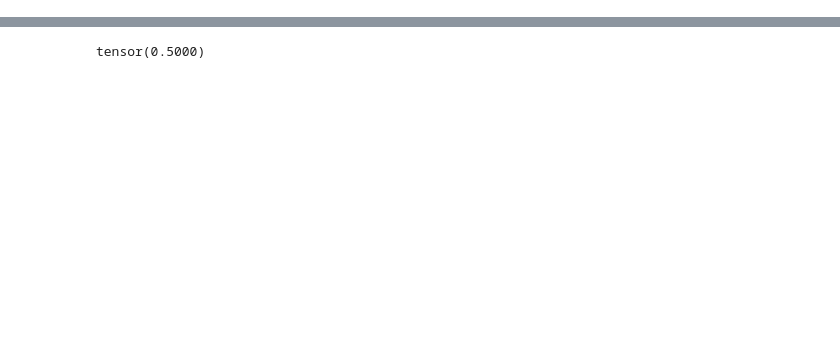
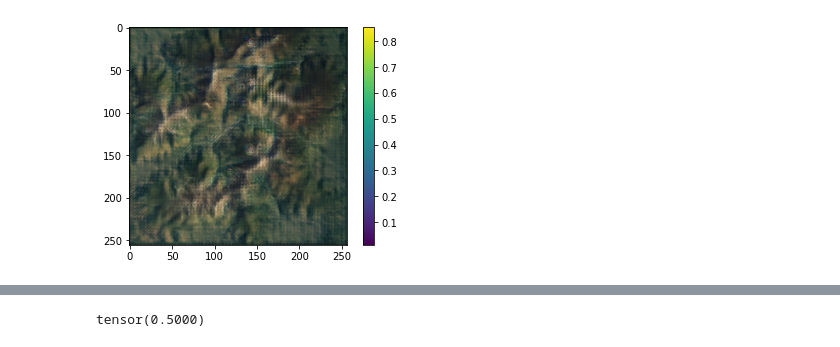
Before and after one commit to jayin92/TerrainGAN, a Jupyter notebook: API2.ipynb, the cells around one changed output, grey strips where cells are left out. Cells and saved outputs as stored; diff of their text form; code cells hidden in the pictures; blank space fills up the shorter version.

```diff
--- a/API2.ipynb
+++ b/API2.ipynb
@@ -283,0 +291,4 @@ IndexError: index 1 is out of bounds for dimension 0 with size 1
+# %%
+pi(sat)
+# %% [output]
+[figure, added]
```
Also changed, not shown: parts of 37 cells of this notebook, 3 other files.
